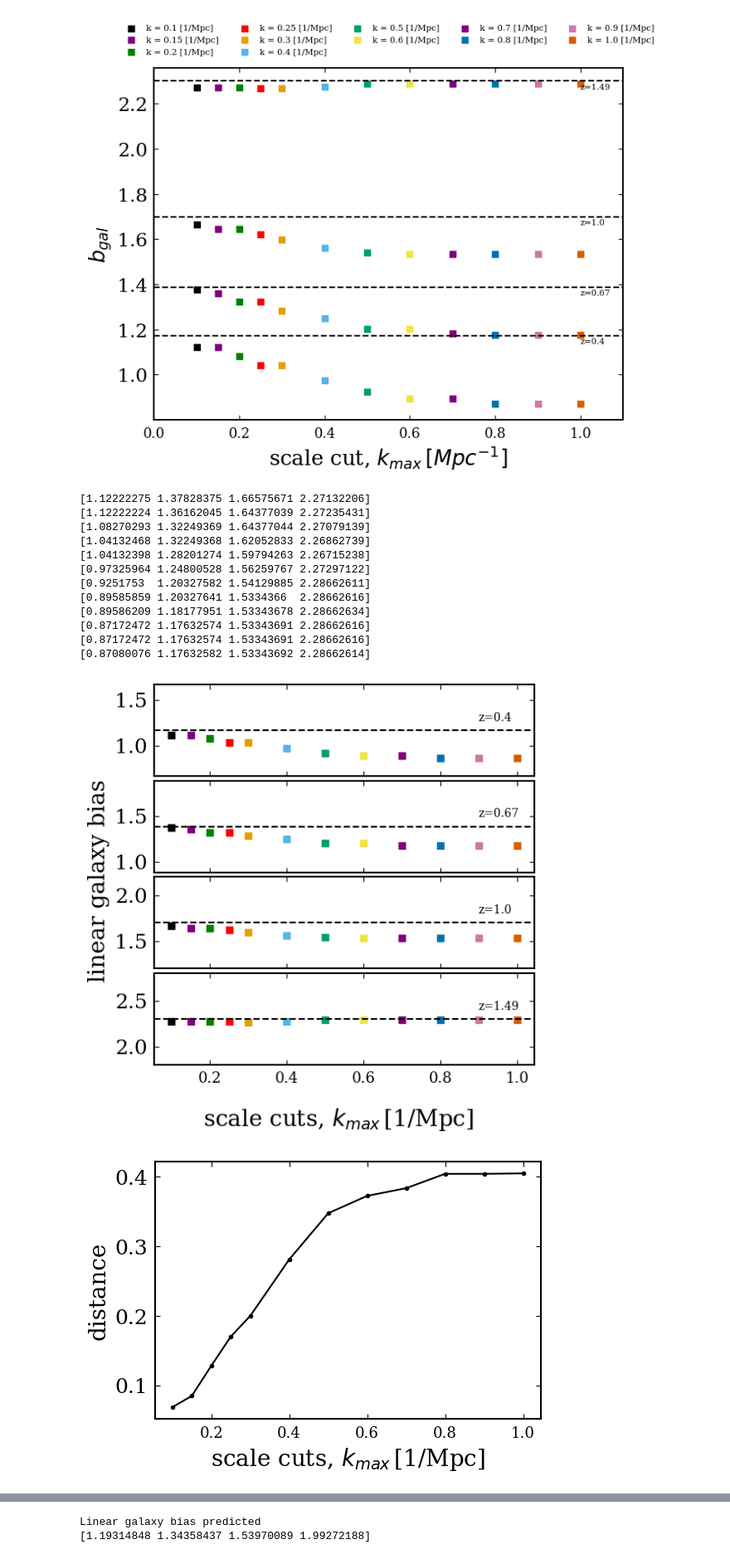
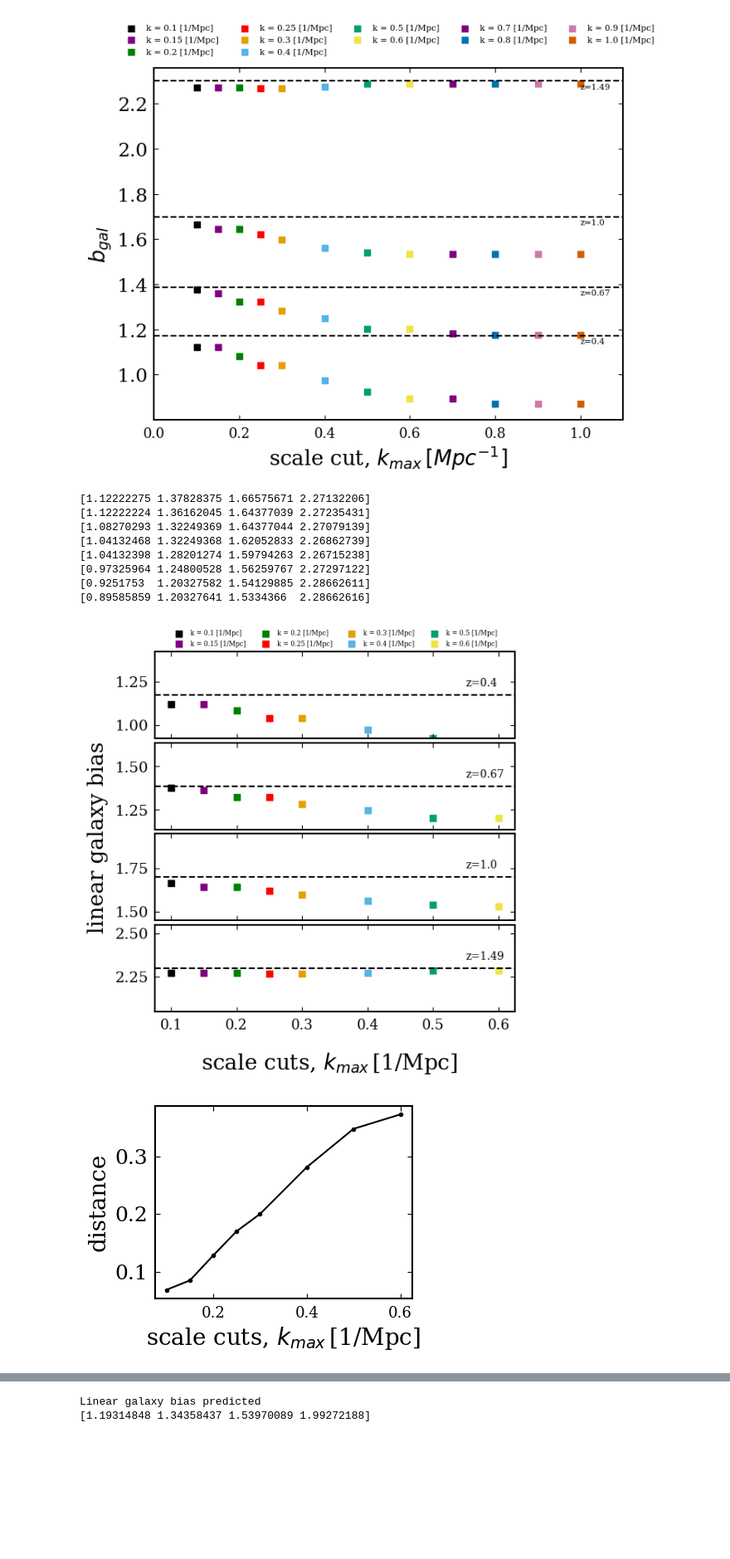
Before and after one commit to davsan06/HSC-PDR1-3x2pt-harmonic-methods, a Jupyter notebook: analysis/NBGalaxyClusteringScaleCuts.ipynb, the cells around one changed output, grey strips where cells are left out. Shown at 83% size. Drawn from its saved outputs; the diff is of its cells as text; code cells hidden in the pictures; blank space fills up the shorter version.

Commit message:
Working on the plot

```diff
--- a/analysis/NBGalaxyClusteringScaleCuts.ipynb
+++ b/analysis/NBGalaxyClusteringScaleCuts.ipynb
@@ -972,15 +972,17 @@ plt.close()
 2
 [figure]
 # %%
+path_figure = '/pscratch/sd/d/davidsan/HSC-PDR1-3x2pt-harmonic-methods/figures/measurements/clustering/scale_cuts'
+
 # Initialize an empty matplolib figure with 1 column and 4 rows with a shared x-axis, not sharing y-axis, small vertical space between subplots, height ratio of 1:1:1:1 and a figure size of 10x10
 fig, axs = plt.subplots(4, 1, sharex=True, sharey=False, figsize=(6,6), gridspec_kw={'hspace': 0.05, 'height_ratios': [1, 1, 1, 1]})
 
 # "Linear galaxy bias" is the common y label
-fig.text(-0.01, 0.5, 'linear galaxy bias', va='center', rotation='vertical', fontsize=20)
+fig.text(-0.02, 0.5, 'linear galaxy bias', va='center', rotation='vertical', fontsize=20)
 # "Scale cuts, $k_{max}\,$[1/Mpc]" is the common x label
 fig.text(0.5, 0.0, 'scale cuts, $k_{max}\,$[1/Mpc]', ha='center', fontsize=20)
 
-kmax_array = np.array([0.1, 0.15, 0.2, 0.25, 0.3, 0.4, 0.5, 0.6, 0.7, 0.8, 0.9, 1.0])
+kmax_array = np.array([0.1, 0.15, 0.2, 0.25, 0.3, 0.4, 0.5, 0.6])# , 0.7, 0.8, 0.9, 1.0])
 
 # Initialize an empty array to save the distance between the theoretical linear galaxy bias and the one obtained with the minimizer
 dist_array = np.array([])
@@ -1004,40 +1006,60 @@ for k_max in kmax_array:
 
 # For each panel, plot the theoretical value of the linear galaxy bias as a horizontal line
 for i in np.arange(4):
     axs[i].axhline(gal_lbias[i], xmin=0.0, xmax=1.1, ls='--', color='k')
     # Set the effective redshift as text in each panel on the top right corner
-    axs[i].text(0.90, gal_lbias[i]+0.1, f'z={np.round(zeff[i],2)}',fontsize=10)
+    axs[i].text(0.55, gal_lbias[i]+0.05, f'z={np.round(zeff[i],2)}',fontsize=10)
 
     # Set y limits on each panel so that the theoretical value of the linear galaxy bias is always centered
-    axs[i].set_ylim([gal_lbias[i]-0.5, gal_lbias[i]+0.5])
+    axs[i].set_ylim([gal_lbias[i]-0.25, gal_lbias[i]+0.25])
 
+    # Reduce the y ticks font size on each panel
+    axs[i].tick_params(axis='y', labelsize=14)
+
+# Save the figure in high resolution in png and pdf format
+plt.savefig(os.path.join(path_figure, f'bias_lenses_scale_cuts_rsd.png'),
+            format='png',
+            dpi=300,
+            bbox_inches='tight')
+plt.savefig(os.path.join(path_figure, f'bias_lenses_scale_cuts_rsd.pdf'),
+            dpi=300,
+            bbox_inches='tight')
+
+
+# Show the legend on the top of the figure
+axs[0].legend(bbox_to_anchor=(0.5,1.15),loc='center',ncol=4, frameon=False, fontsize=6)
 plt.show()
 plt.close()
 
 # Initialize a rectangle matplotlib figure
-fig = plt.figure(figsize=(6,4))
+fig = plt.figure(figsize=(4,3))
 
 # for each k_max, plot the distance between the theoretical linear galaxy bias and the one obtained with the minimizer
 plt.plot(kmax_array, dist_array, color='k', marker='o', markersize=3.0)
 # xlabel
 plt.xlabel('scale cuts, $k_{max}\,$[1/Mpc]', fontsize=20)
 # ylabel
 plt.ylabel('distance', fontsize=20)
+
+# Save the figure in high resolution in png and pdf format
+plt.savefig(os.path.join(path_figure, f'dist_lenses_scale_cuts_rsd.png'),
+            format='png',
+            dpi=300,
+            bbox_inches='tight')
+plt.savefig(os.path.join(path_figure, f'dist_lenses_scale_cuts_rsd.pdf'),
+            dpi=300,
+            bbox_inches='tight')
 plt.show()
 plt.close()
 # %% [output]
 [1.12222275 1.37828375 1.66575671 2.27132206]
 [1.12222224 1.36162045 1.64377039 2.27235431]
 [1.08270293 1.32249369 1.64377044 2.27079139]
 [1.04132468 1.32249368 1.62052833 2.26862739]
 [1.04132398 1.28201274 1.59794263 2.26715238]
 [0.97325964 1.24800528 1.56259767 2.27297122]
 [0.9251753  1.20327582 1.54129885 2.28662611]
 [0.89585859 1.20327641 1.5334366  2.28662616]
-[0.89586209 1.18177951 1.53343678 2.28662634]
-[0.87172472 1.17632574 1.53343691 2.28662616]
-[0.87172472 1.17632574 1.53343691 2.28662616]
-[0.87080076 1.17632582 1.53343692 2.28662614]
-[figure, old version]
+[figure, new version]
-[figure, old version]
+[figure, new version]
 # %%
```
Also changed, not shown: parts of 1 cell of this notebook.
